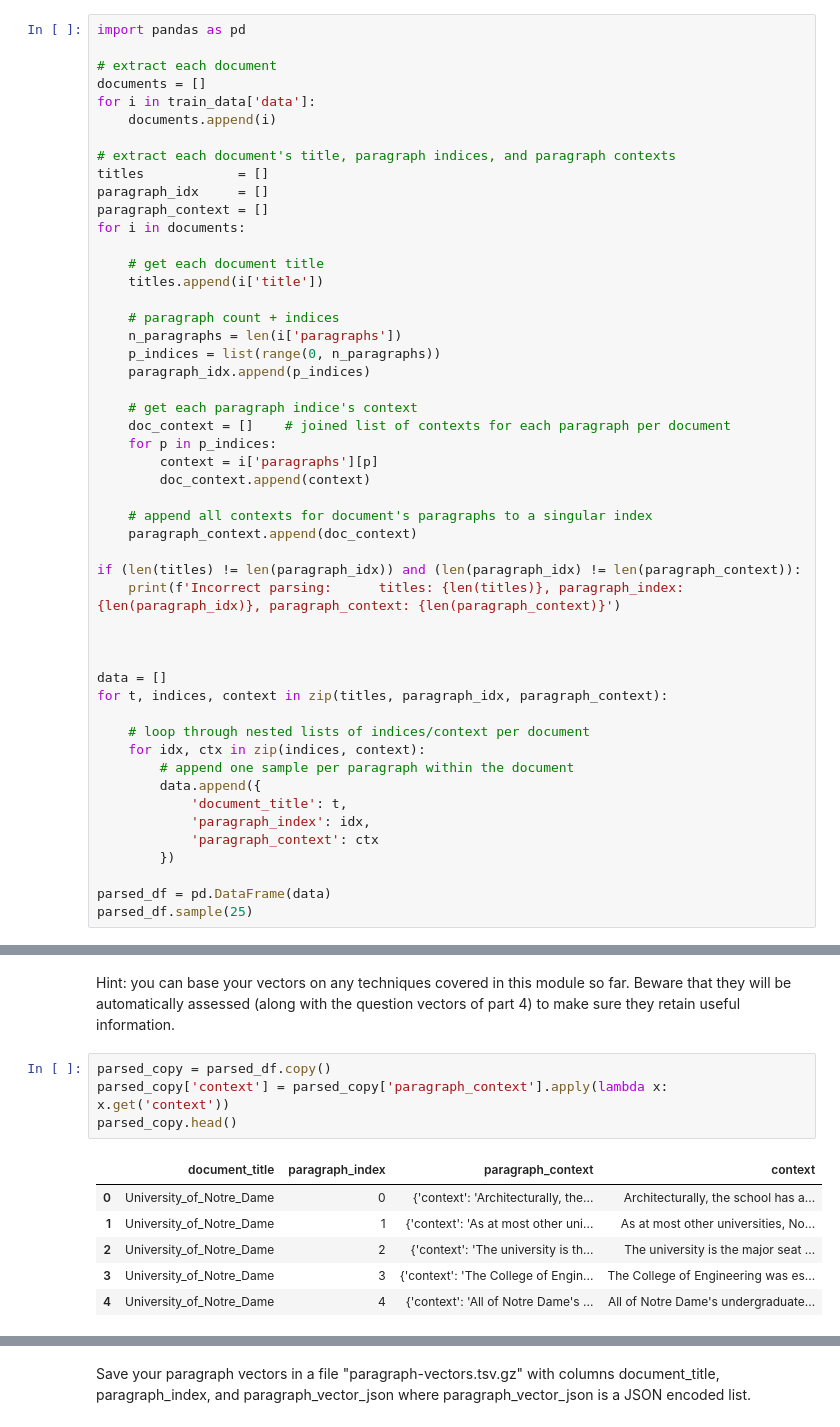
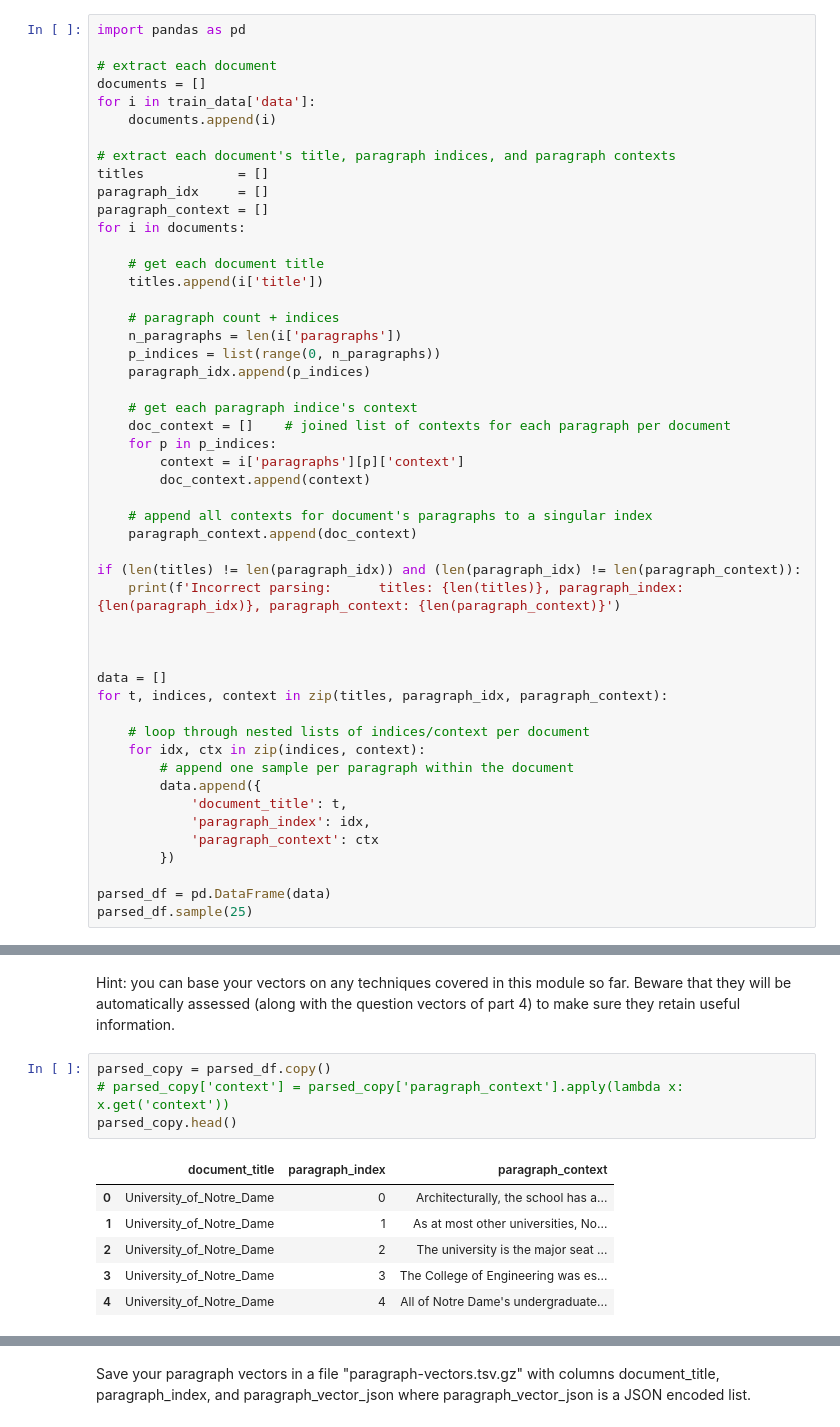
Before and after one commit to aidandig/dx704-project-10, a Jupyter notebook: dx704-project-10.ipynb, the cells around one changed output, grey strips where cells are left out. Drawn from its saved outputs; the diff is of its cells as text.

```diff
--- a/dx704-project-10.ipynb
+++ b/dx704-project-10.ipynb
@@ -117,7 +117,7 @@ for i in documents:
     # get each paragraph indice's context
     doc_context = []    # joined list of contexts for each paragraph per document
     for p in p_indices:
-        context = i['paragraphs'][p]
+        context = i['paragraphs'][p]['context']
         doc_context.append(context)
 
     # append all contexts for document's paragraphs to a singular index
@@ -174,15 +174,15 @@ Hint: you can base your vectors on any techniques covered in this module so far.
 Beware that they will be automatically assessed (along with the question vectors of part 4) to make sure they retain useful information.
 # %%
 parsed_copy = parsed_df.copy()
-parsed_copy['context'] = parsed_copy['paragraph_context'].apply(lambda x: x.get('context'))
+# parsed_copy['context'] = parsed_copy['paragraph_context'].apply(lambda x: x.get('context'))
 parsed_copy.head()
 # %% [output]
-|  | document_title | paragraph_index | paragraph_context | context |
-| 0 | University_of_Notre_Dame | 0 | {'context': 'Architecturally, the... | Architecturally, the school has a... |
-| 1 | University_of_Notre_Dame | 1 | {'context': 'As at most other uni... | As at most other universities, No... |
-| 2 | University_of_Notre_Dame | 2 | {'context': 'The university is th... | The university is the major seat ... |
-| 3 | University_of_Notre_Dame | 3 | {'context': 'The College of Engin... | The College of Engineering was es... |
-| 4 | University_of_Notre_Dame | 4 | {'context': 'All of Notre Dame's ... | All of Notre Dame's undergraduate... |
+|  | document_title | paragraph_index | paragraph_context |
+| 0 | University_of_Notre_Dame | 0 | Architecturally, the school has a... |
+| 1 | University_of_Notre_Dame | 1 | As at most other universities, No... |
+| 2 | University_of_Notre_Dame | 2 | The university is the major seat ... |
+| 3 | University_of_Notre_Dame | 3 | The College of Engineering was es... |
+| 4 | University_of_Notre_Dame | 4 | All of Notre Dame's undergraduate... |
 # %%
 from sklearn.feature_extraction.text import TfidfVectorizer
 import numpy as np
```
Also changed, not shown: parts of 4 cells of this notebook, 3 other files.
